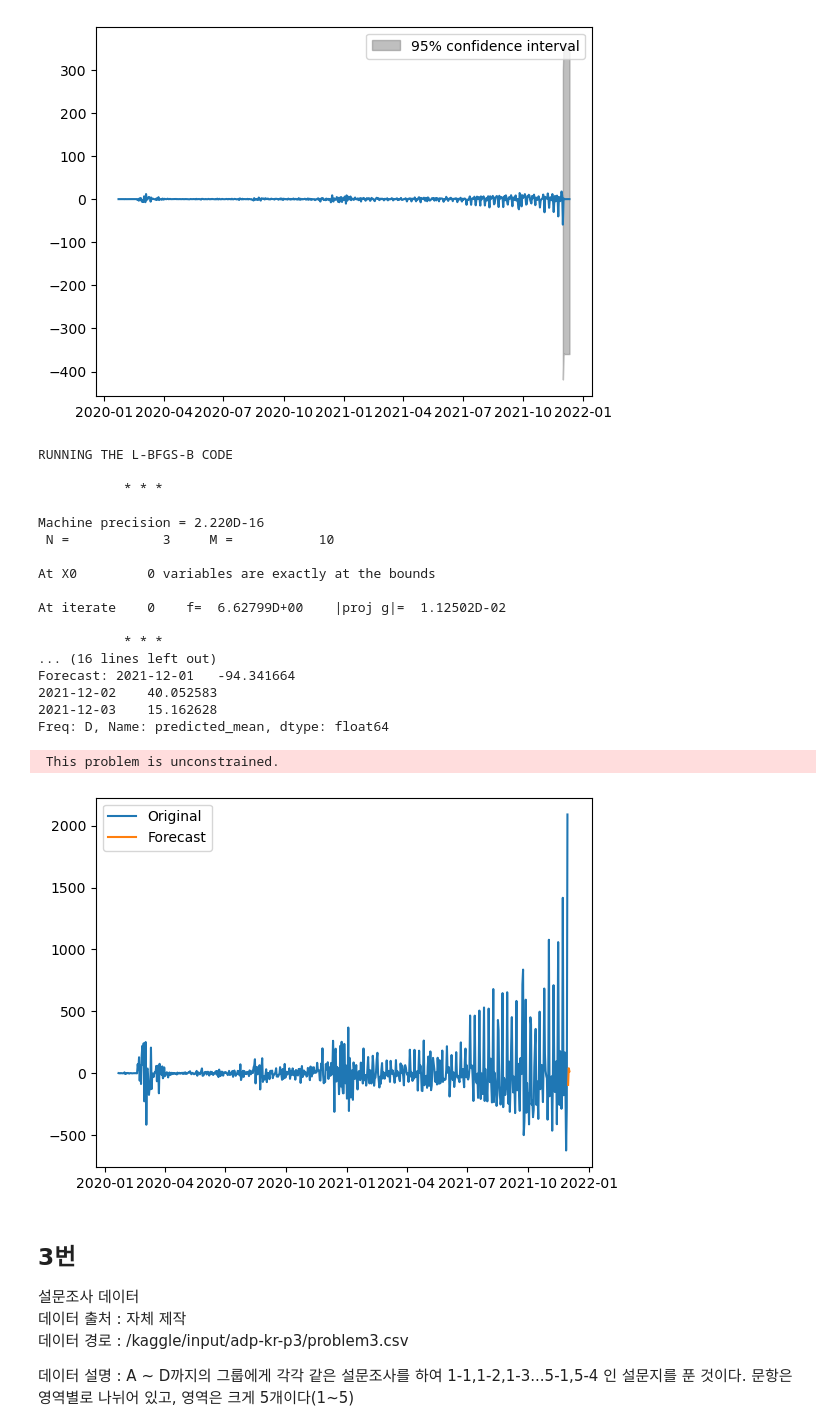
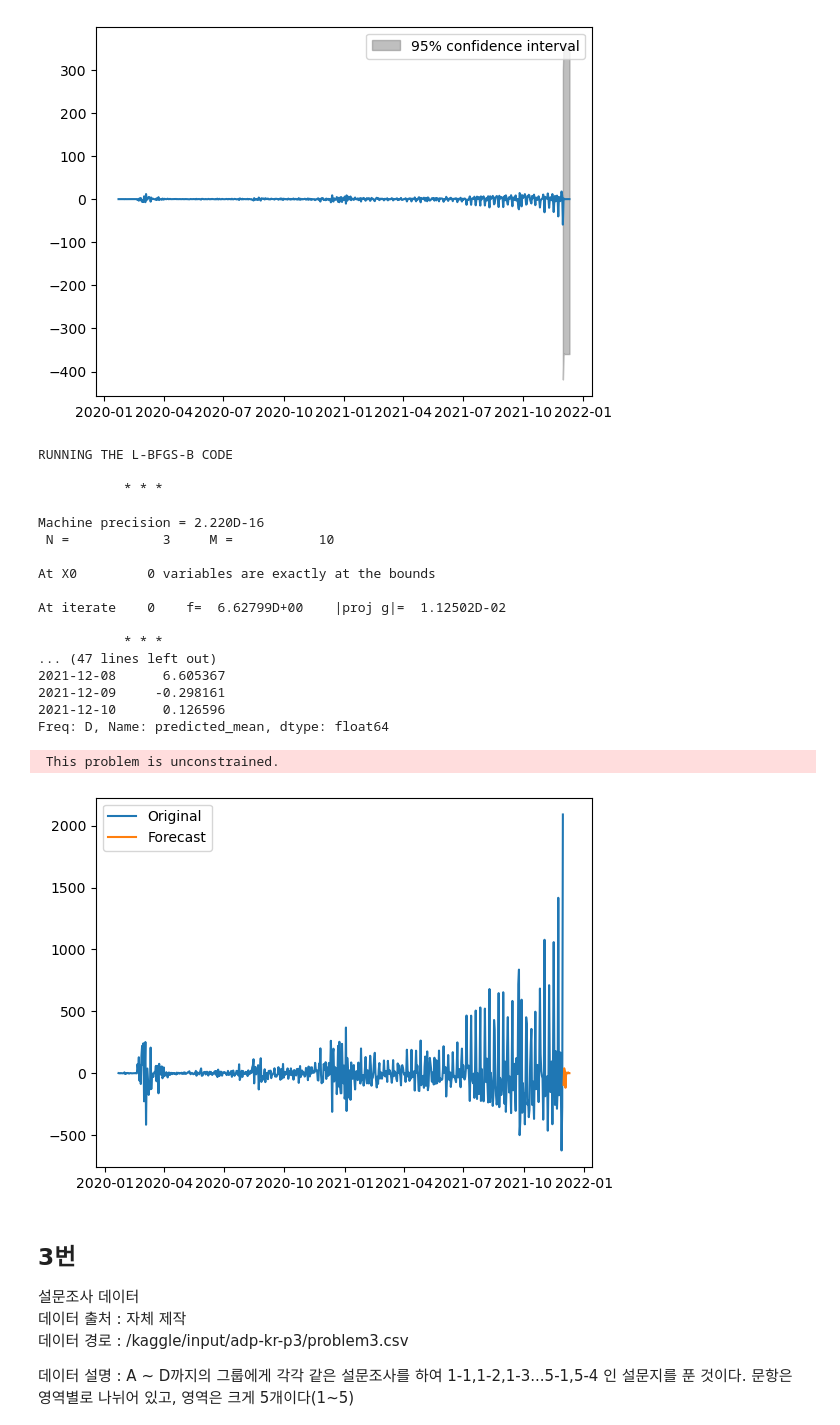
Before and after one commit to Ssunbell/ADP_study, a Jupyter notebook: 4주차/seonjong/17회_기출문제_seonjong.ipynb, the cells around one changed output. Saved outputs shown, nothing was run; the diff lists cells and outputs as text; code cells hidden in the pictures.

```diff
--- a/4주차/seonjong/17회_기출문제_seonjong.ipynb
+++ b/4주차/seonjong/17회_기출문제_seonjong.ipynb
@@ -523,39 +525,40 @@ import statsmodels.api as sm
 
 # SARIMA 모델 생성과 훈련
 model = sm.tsa.SARIMAX(ko_diff, order=(1, 0, 0), seasonal_order=(1, 0, 0, 4))
 results = model.fit()
+print(results.summary())
 
 # 예측
-forecast = results.get_forecast(steps=3)  # 3 단계 예측
+forecast = results.get_forecast(steps=10)  # 3 단계 예측
 
 # 예측 결과 출력
 forecast_values = forecast.predicted_mean
 print("Forecast:", forecast_values)
 
 plt.plot(ko_diff, label='Original')  # 원래 값
 plt.plot(forecast_values, label='Forecast')  # 예측 값
 plt.legend()
 plt.show()
 # %% [output]
 RUNNING THE L-BFGS-B CODE
 
            * * *
 
 Machine precision = 2.220D-16
  N =            3     M =           10
 
 At X0         0 variables are exactly at the bounds
 
 At iterate    0    f=  6.62799D+00    |proj g|=  1.12502D-02
 
            * * *
-... (16 lines left out)
-Forecast: 2021-12-01   -94.341664
-2021-12-02    40.052583
-2021-12-03    15.162628
+... (47 lines left out)
+2021-12-08      6.605367
+2021-12-09     -0.298161
+2021-12-10      0.126596
 Freq: D, Name: predicted_mean, dtype: float64
  This problem is unconstrained.
-[figure, old version]
+[figure, new version]
 # %% [markdown]
 ## 3번
 설문조사 데이터
```
Also changed, not shown: parts of 4 cells of this notebook, 4 other files.
